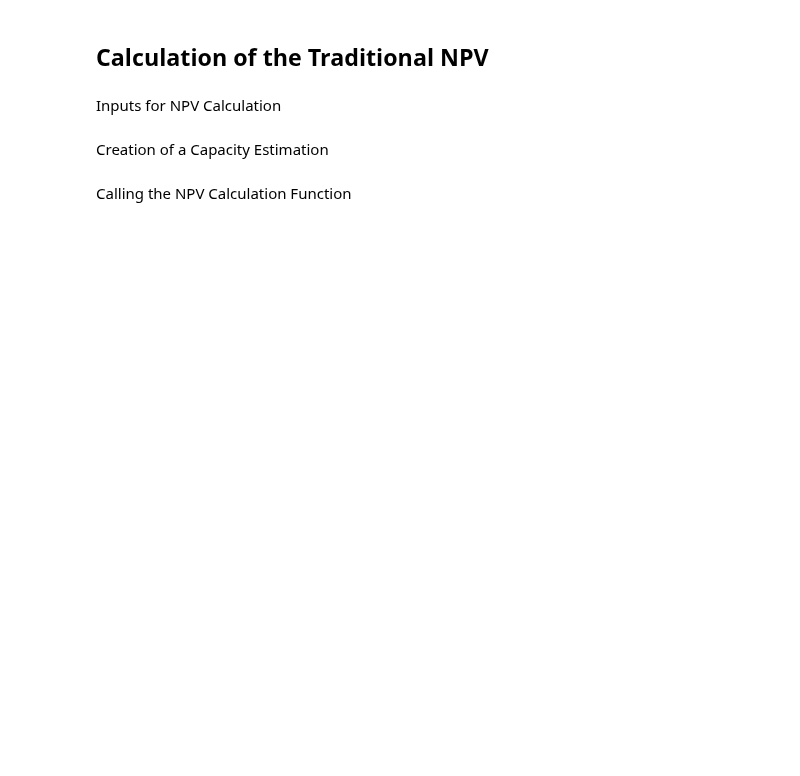
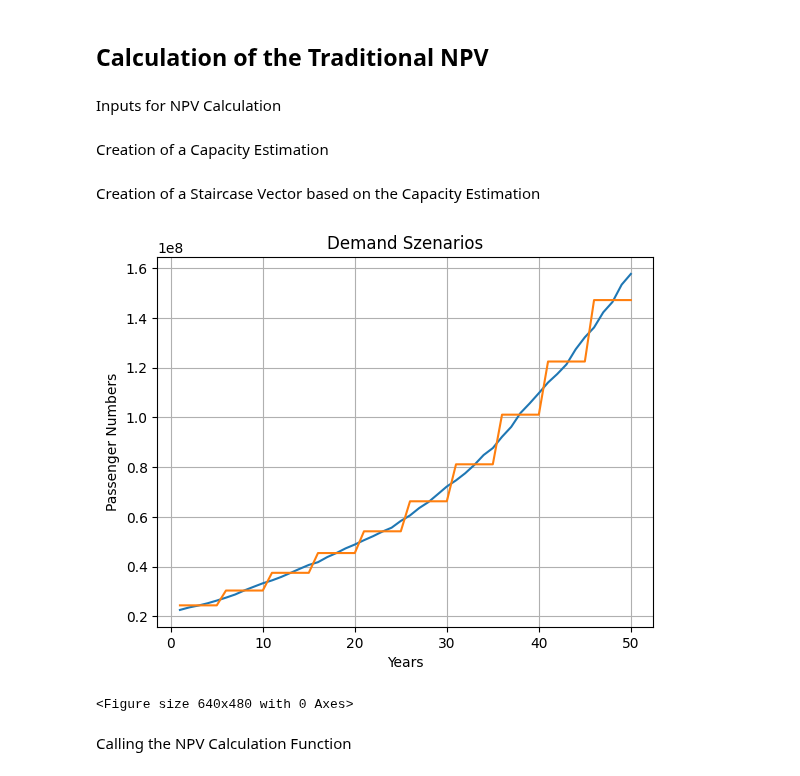
Before and after one commit to Oli767/VT1-Python-Files, a Jupyter notebook: VT1_with_Matrix_Import.ipynb, the cells around one changed output. Saved outputs shown, nothing was run; the diff lists cells and outputs as text; code cells hidden in the pictures; blank space fills up the shorter version.

Commit message:
New Flexible Capacity Function + NPV Calculation

```diff
--- a/VT1_with_Matrix_Import.ipynb
+++ b/VT1_with_Matrix_Import.ipynb
@@ -85,20 +91,25 @@ fn.Scenario_plot(capacity_vector, 50)
+# %% [markdown]
+Creation of a Staircase Vector based on the Capacity Estimation
 # %%
 # Number of Capacity Changes
 num_steps = 10
 # Qunatify the nonlinear Capacity Vector into a Step Vector
 bin_size = len(capacity_vector) // num_steps
 staircase_vector = np.zeros(len(capacity_vector))
 for i in range(num_steps):
     start_idx = i * bin_size
     end_idx = (i + 1) * bin_size
     if i == num_steps - 1:
         end_idx = len(capacity_vector)
     avg_value = np.mean(capacity_vector[start_idx:end_idx])
     staircase_vector[start_idx:end_idx] = avg_value
 
 K = staircase_vector
 Capacity_plot = np.array([capacity_vector, staircase_vector])
-fn.Scenario_plot(Capacity_plot, 50)
+fn.Scenario_plot(Capacity_plot, Fth)
+# %% [output]
+[figure, added]
+<Figure size 640x480 with 0 Axes>
 # %% [markdown]
 Calling the NPV Calculation Function
 # %%
```
Also changed, not shown: parts of 7 cells of this notebook, 1 other file.
